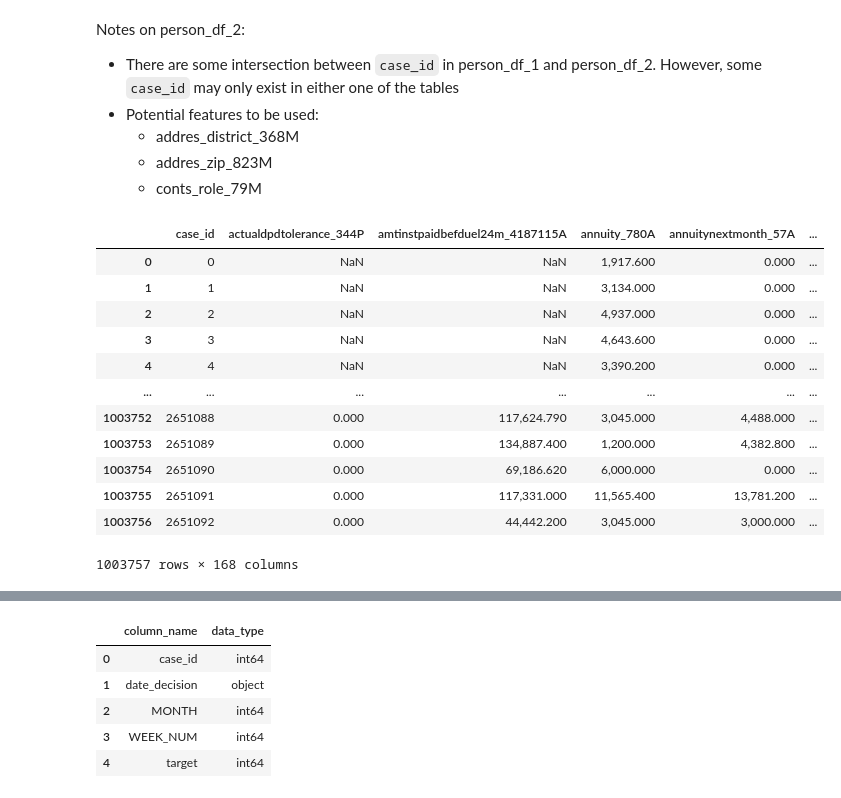
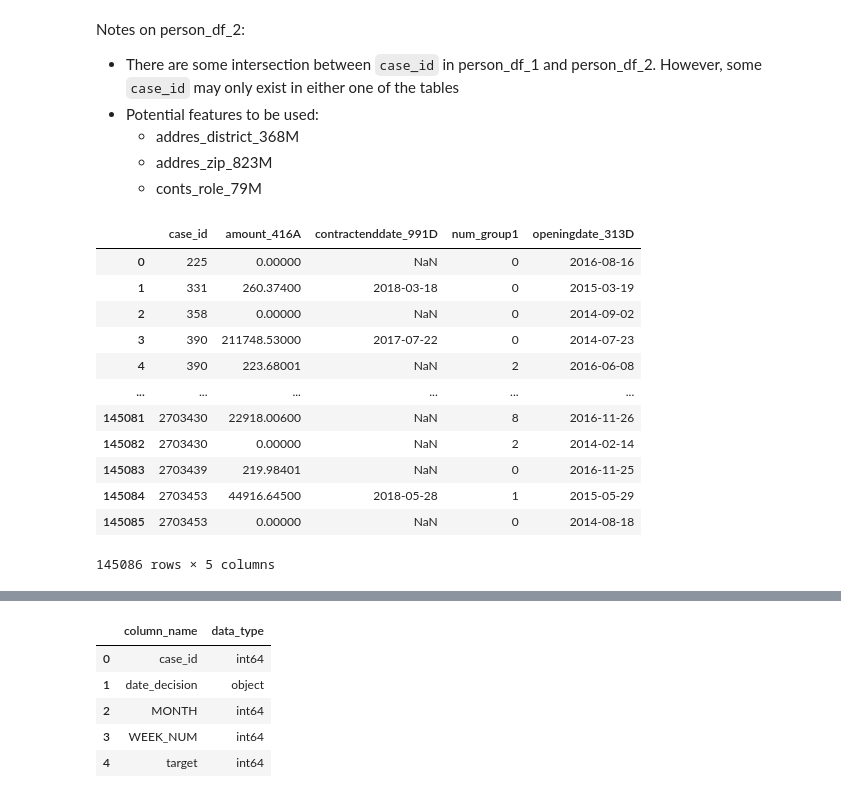
Before and after one commit to jazz-2021/project, a Jupyter notebook: dc_home_credit/dc_home_credit.ipynb, the cells around one changed output, grey strips where cells are left out. Saved outputs shown, nothing was run; the diff lists cells and outputs as text; code cells hidden in the pictures.

```diff
--- a/dc_home_credit/dc_home_credit.ipynb
+++ b/dc_home_credit/dc_home_credit.ipynb
@@ -633,19 +968,19 @@ Notes on person_df_2:
     * addres_zip_823M
     * conts_role_79M
 # %%
-static_df_1 = pd.read_csv("./csv_files/train/train_static_0_0.csv")
-static_df_1
+deposit_df = pd.read_csv("./csv_files/train/train_deposit_1.csv")
+deposit_df
 # %% [output]
-|  | case_id | actualdpdtolerance_344P | amtinstpaidbefduel24m_4187115A | annuity_780A | annuitynextmonth_57A | ... |
-| 0 | 0 | NaN | NaN | 1,917.600 | 0.000 | ... |
-| 1 | 1 | NaN | NaN | 3,134.000 | 0.000 | ... |
-| 2 | 2 | NaN | NaN | 4,937.000 | 0.000 | ... |
-| 3 | 3 | NaN | NaN | 4,643.600 | 0.000 | ... |
-| 4 | 4 | NaN | NaN | 3,390.200 | 0.000 | ... |
-| ... | ... | ... | ... | ... | ... | ... |
-| 1003752 | 2651088 | 0.000 | 117,624.790 | 3,045.000 | 4,488.000 | ... |
-| 1003753 | 2651089 | 0.000 | 134,887.400 | 1,200.000 | 4,382.800 | ... |
-| 1003754 | 2651090 | 0.000 | 69,186.620 | 6,000.000 | 0.000 | ... |
-| 1003755 | 2651091 | 0.000 | 117,331.000 | 11,565.400 | 13,781.200 | ... |
-| 1003756 | 2651092 | 0.000 | 44,442.200 | 3,045.000 | 3,000.000 | ... |
+|  | case_id | amount_416A | contractenddate_991D | num_group1 | openingdate_313D |
+| 0 | 225 | 0.00000 | NaN | 0 | 2016-08-16 |
+| 1 | 331 | 260.37400 | 2018-03-18 | 0 | 2015-03-19 |
+| 2 | 358 | 0.00000 | NaN | 0 | 2014-09-02 |
+| 3 | 390 | 211748.53000 | 2017-07-22 | 0 | 2014-07-23 |
+| 4 | 390 | 223.68001 | NaN | 2 | 2016-06-08 |
+| ... | ... | ... | ... | ... | ... |
+| 145081 | 2703430 | 22918.00600 | NaN | 8 | 2016-11-26 |
+| 145082 | 2703430 | 0.00000 | NaN | 2 | 2014-02-14 |
+| 145083 | 2703439 | 219.98401 | NaN | 0 | 2016-11-25 |
+| 145084 | 2703453 | 44916.64500 | 2018-05-28 | 1 | 2015-05-29 |
+| 145085 | 2703453 | 0.00000 | NaN | 0 | 2014-08-18 |
-1003757 rows × 168 columns
+145086 rows × 5 columns
```
Also changed, not shown: parts of 97 cells of this notebook.
